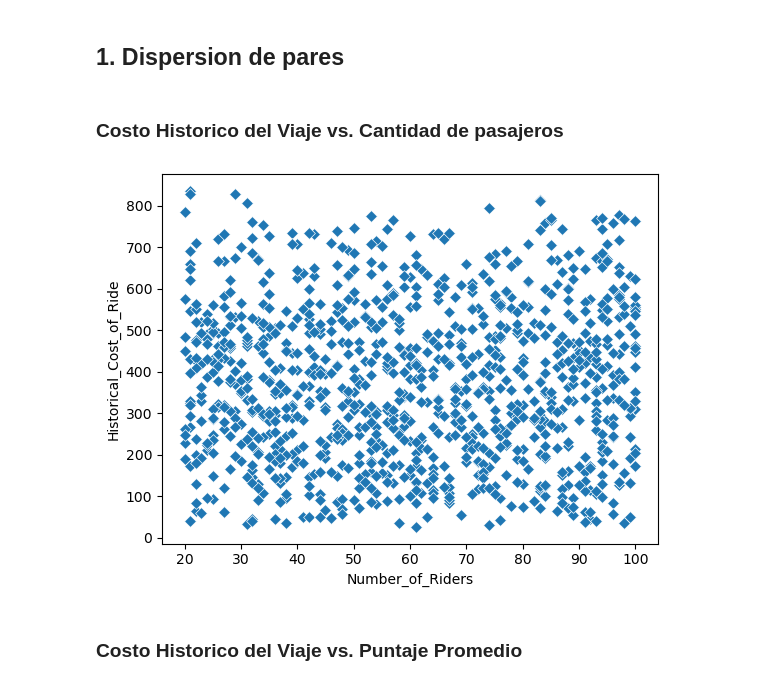
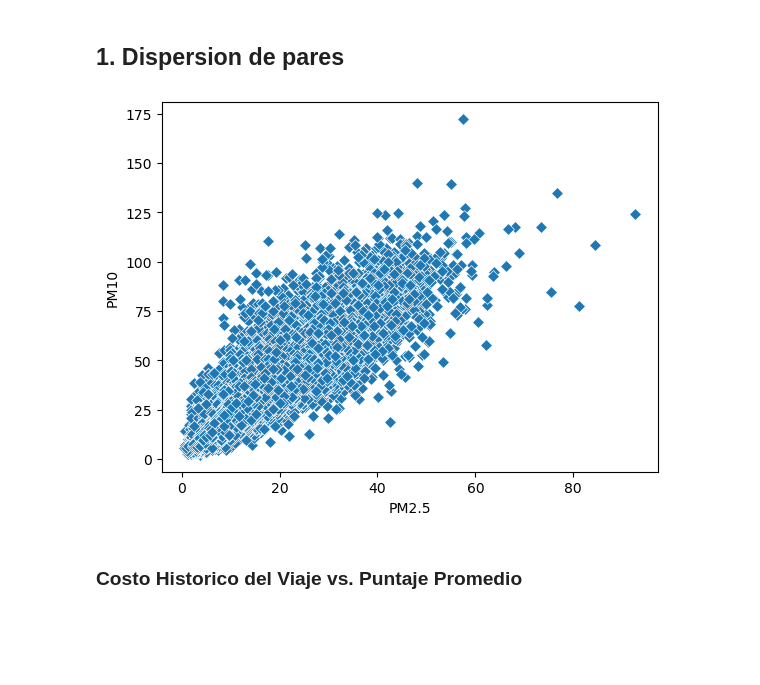
Before and after one commit to josejjgs1923/proyecto-analisis-calidad-aire-bogota, a Jupyter notebook: Analisis datos calidad aire.ipynb, the cells around one changed output. Cells and saved outputs as stored; diff of their text form; code cells hidden in the pictures; blank space fills up the shorter version.

```diff
--- a/Analisis datos calidad aire.ipynb
+++ b/Analisis datos calidad aire.ipynb
@@ -69,24 +70,26 @@ class At(StrEnum):
     est = 'Estacion'
     f = 'Fecha inicial'
     año = "año"
+    h10 = 'HAire10'
+    hh = 'HAire?h'
+    nox = 'NOx'
+    so2_tr = 'SO2 TR'
+    tempcm = 'TMPR AIR 10CM'
+
+class Var(StrEnum):
     co = 'CO'
     dirv = 'DViento'
-    h10 = 'HAire10'
     h2 = 'HAire2'
-    hh = 'HAire?h'
     no = 'NO'
     no2 = 'NO2'
-    nox = 'NOx'
     o3 = 'O3'
     prec = 'PLiquida'
     pm10 = 'PM10'
     pm2= 'PM2.5'
     rad = 'RGlobal'
     so2 = 'SO2'
-    so2_tr = 'SO2 TR'
     temp10 = 'TAire10'
     temp2 = 'TAire2'
-    tempcm = 'TMPR AIR 10CM'
     velv = 'VViento'
     p = 'P'
 # %%
@@ -344,13 +346,11 @@ plt.show()
 # 2. Análisis Bidimensional e Inferencial.
 # %% [markdown]
 ## 1. Dispersion de pares
-# %% [markdown]
-### Costo Historico del Viaje vs. Cantidad de pasajeros
 # %%
-sns.scatterplot(df_modelos, x=Num.pasajeros.value, y=Num.costo_historico.value, marker="D")
+sns.scatterplot(datos, x=Var.pm2, y=Var.pm10, marker="D")
 plt.show()
 # %% [output]
-[figure, old version]
+[figure, new version]
 # %% [markdown]
 ### Costo Historico del Viaje vs. Puntaje Promedio
 # %%
```
Also changed, not shown: parts of 33 cells of this notebook.
